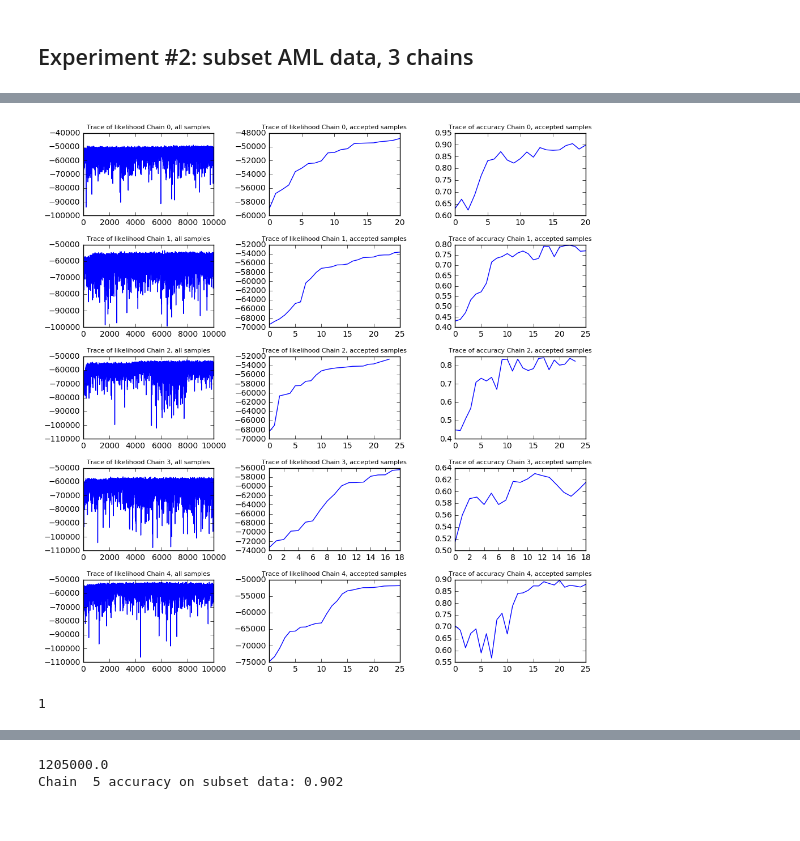
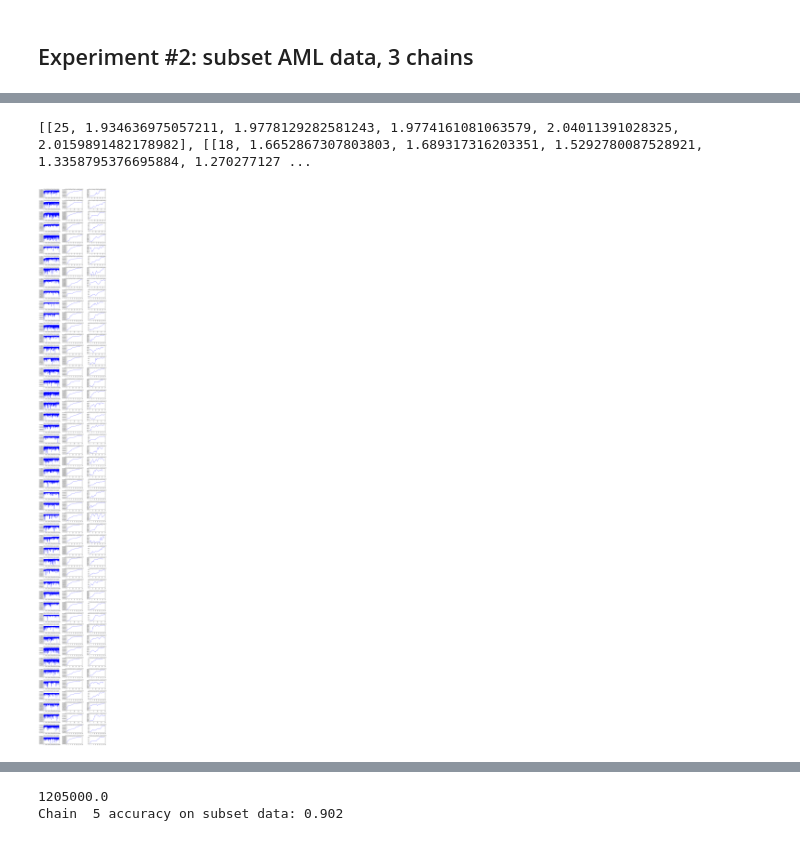
Before and after one commit to disiji/sandbox, a Jupyter notebook: fc_mondrian/Flow_Cytometry_Mondrian_Processes-AML-5k.ipynb, the cells around one changed output, grey strips where cells are left out. Cells and saved outputs as stored; diff of their text form; code cells hidden in the pictures.

```diff
--- a/fc_mondrian/Flow_Cytometry_Mondrian_Processes-AML-5k.ipynb
+++ b/fc_mondrian/Flow_Cytometry_Mondrian_Processes-AML-5k.ipynb
@@ -708,7 +955,7 @@ plt.show()
 # %%
 from sklearn.utils import shuffle
 
-N = 5000
+N = data.shape[0] *1 / 5
 new_df = shuffle(df)[:N]
 X_subset = new_df[channels].values
 data_subset = np.arcsinh((X_subset-1.)/5.)
@@ -734,8 +981,8 @@ Index([u'CD45RA', u'CD133', u'CD19', u'CD22', u'CD11b', u'CD4', u'CD8',
 # %%
 %%time
 
-n_mcmc_chain = 10
-n_mcmc_sample = 1000
+n_mcmc_chain = 100
+n_mcmc_sample = 3000
 mcmc_gaussin_std = 0.1 # tune step size s.t. acceptance rate ~50%
 
 accepts = [[] for _ in range(n_mcmc_chain)]
@@ -825,20 +1170,20 @@ Wall time: 44min 38s
+# %%
+print theta_space_cuts
+# %% [output]
+[[25, 1.934636975057211, 1.9778129282581243, 1.9774161081063579, 2.04011391028325, 2.0159891482178982], [[18, 1.6652867307803803, 1.689317316203351, 1.5292780087528921, 1.3358795376695884, 1.270277127 ...
 # %%
 # plot 5 chains
 
 threshold = -113888.425449/data.shape[0]*N
-fig, axs = plt.subplots(5, 3, figsize=(10,10) )
-for chain in range(5):
+fig, axs = plt.subplots(10, 3, figsize=(10,20) )
+for chain in range(10):
     axs[chain, 0].plot(logl_complete_trace[chain])
     axs[chain, 1].plot(logl_accepted_trace[chain])
     axs[chain, 2].plot(accuracy_accepted_trace[chain])
     axs[chain, 0].set_title('Trace of likelihood Chain %d, all samples' % chain, fontsize=8)
     axs[chain, 1].set_title('Trace of likelihood Chain %d, accepted samples' % chain, fontsize=8)
     axs[chain, 2].set_title('Trace of accuracy Chain %d, accepted samples' % chain, fontsize=8)
 
 fig.tight_layout()
 # %% [output]
-[figure, old version]
+[figure, new version]
-# %%
-print len(logl_complete_trace[0])
-# %% [output]
-1
```
Also changed, not shown: parts of 22 cells of this notebook, 16 other files.
